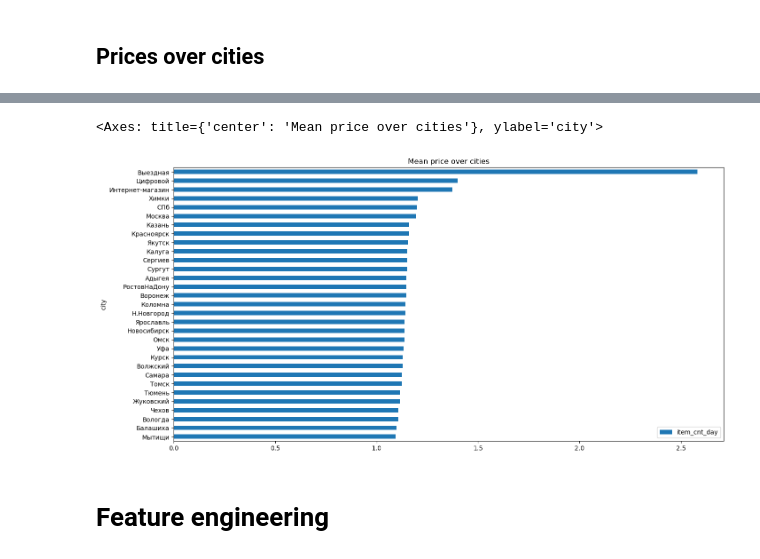
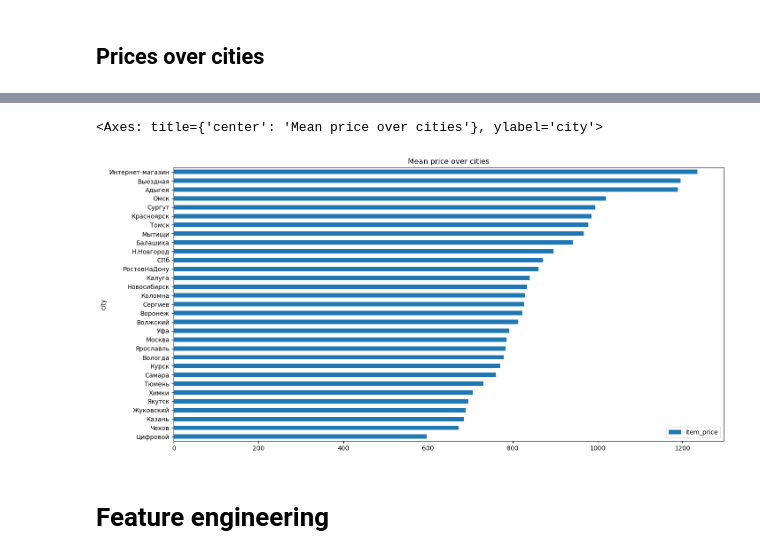
Before and after one commit to MarianSlassi/future_sales_prediction, a Jupyter notebook: notebooks/dqc_etl_structurised.ipynb, the cells around one changed output, grey strips where cells are left out. Cells and saved outputs as stored; diff of their text form; code cells hidden in the pictures.

Commit message:
fixed data preprocessing and EDA first version last graph fix

```diff
--- a/notebooks/dqc_etl_structurised.ipynb
+++ b/notebooks/dqc_etl_structurised.ipynb
@@ -611,8 +627,9 @@ plt.tight_layout()
 # %%
-sales.groupby(['city']).agg({'item_cnt_day':'mean'}).sort_values(by='item_cnt_day').plot(figsize=(16,8) , kind = 'barh', title = 'Mean price over cities')
+sales.groupby(['city']).agg({'item_price':'mean'}).sort_values(by='item_price')\
+    .plot(figsize=(16,8) , kind = 'barh', title = 'Mean price over cities')
 # %% [output]
 <Axes: title={'center': 'Mean price over cities'}, ylabel='city'>
-[figure, old version]
+[figure, new version]
 # %% [markdown]
 # Feature engineering
 # %% [markdown]
```
Also changed, not shown: parts of 2 cells of this notebook, 1 other file.
